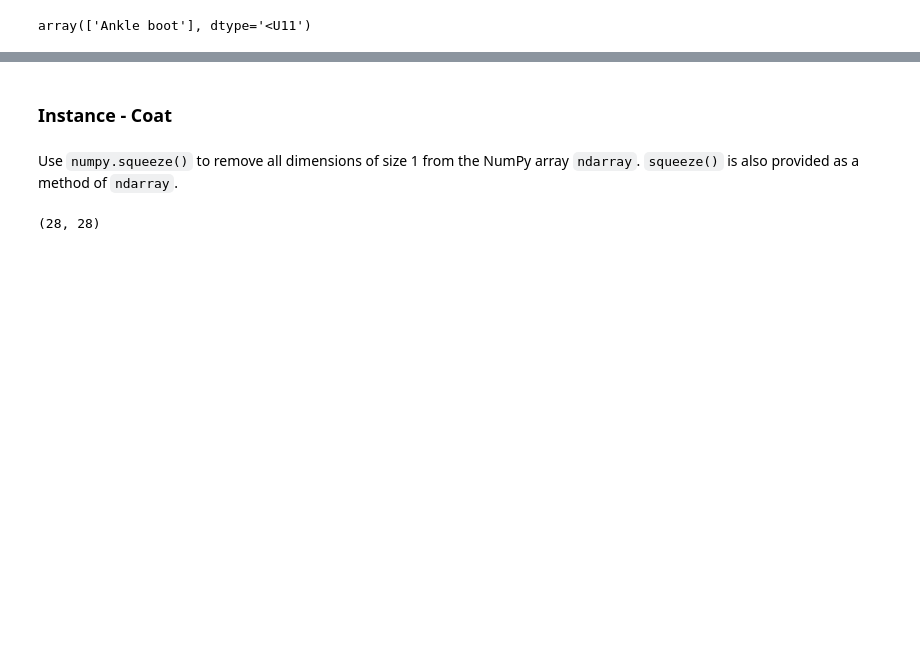
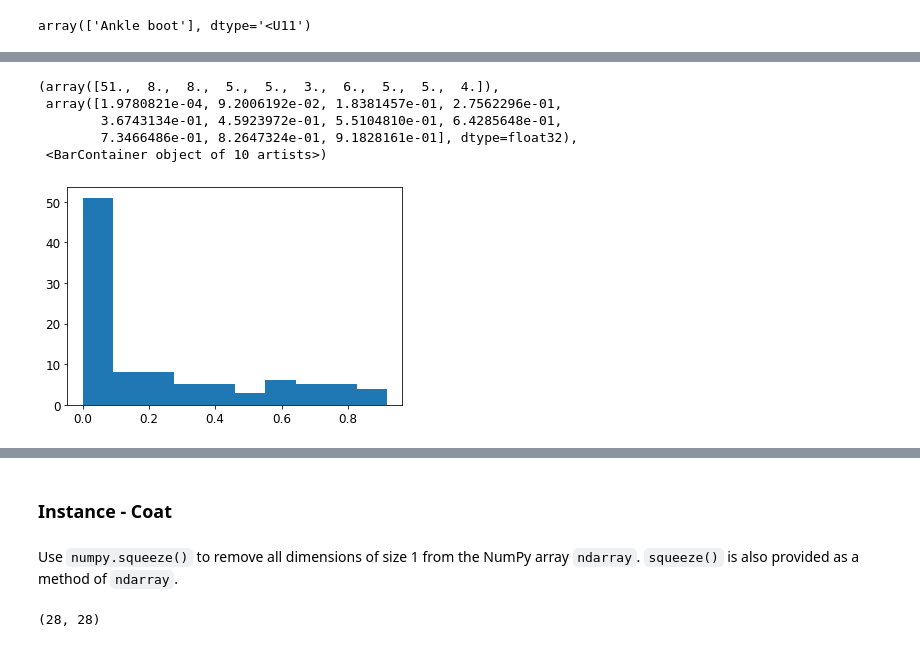
Before and after one commit to tzamalisp/dev_tasks, a Jupyter notebook: NBs/NN01 - Neural Networks Introduction - MNIST Fashion (Classification).ipynb, the cells around one changed output, grey strips where cells are left out. Saved outputs shown, nothing was run; the diff lists cells and outputs as text; code cells hidden in the pictures; blank space fills up the shorter version.

```diff
--- a/NBs/NN01 - Neural Networks Introduction - MNIST Fashion (Classification).ipynb
+++ b/NBs/NN01 - Neural Networks Introduction - MNIST Fashion (Classification).ipynb
@@ -1250,0 +1266,2 @@ Stack the probabilities for all the instances
+# %%
+y_pred_instance = np.squeeze(y_pred_instance)
@@ -1250,0 +1272,2 @@ Stack the probabilities for all the instances
+# %%
+probas_df = pd.DataFrame(data=y_pred_instance, columns=class_names)
@@ -1250,0 +1283,9 @@ Stack the probabilities for all the instances
+# %%
+plt.hist(probas_df[class_names[0]])
+# %% [output]
+(array([51.,  8.,  8.,  5.,  5.,  3.,  6.,  5.,  5.,  4.]),
+ array([1.9780821e-04, 9.2006192e-02, 1.8381457e-01, 2.7562296e-01,
+        3.6743134e-01, 4.5923972e-01, 5.5104810e-01, 6.4285648e-01,
+        7.3466486e-01, 8.2647324e-01, 9.1828161e-01], dtype=float32),
+ <BarContainer object of 10 artists>)
+[figure, added]
```
Also changed, not shown: parts of 98 cells of this notebook, 1 other file.
